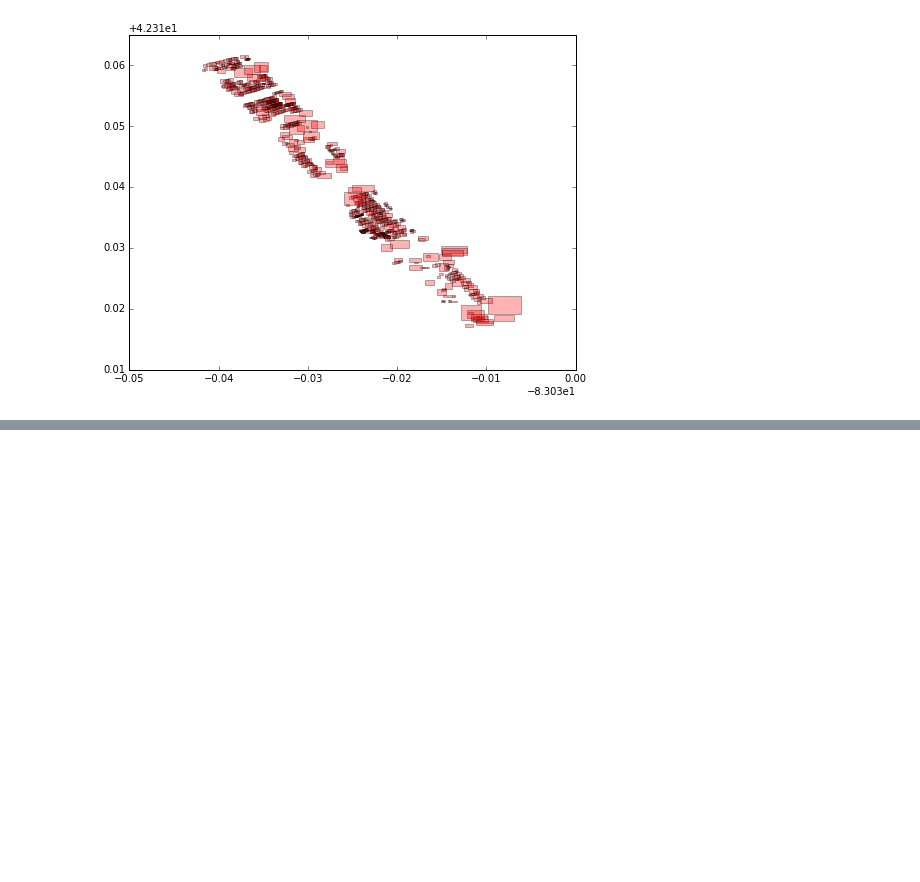
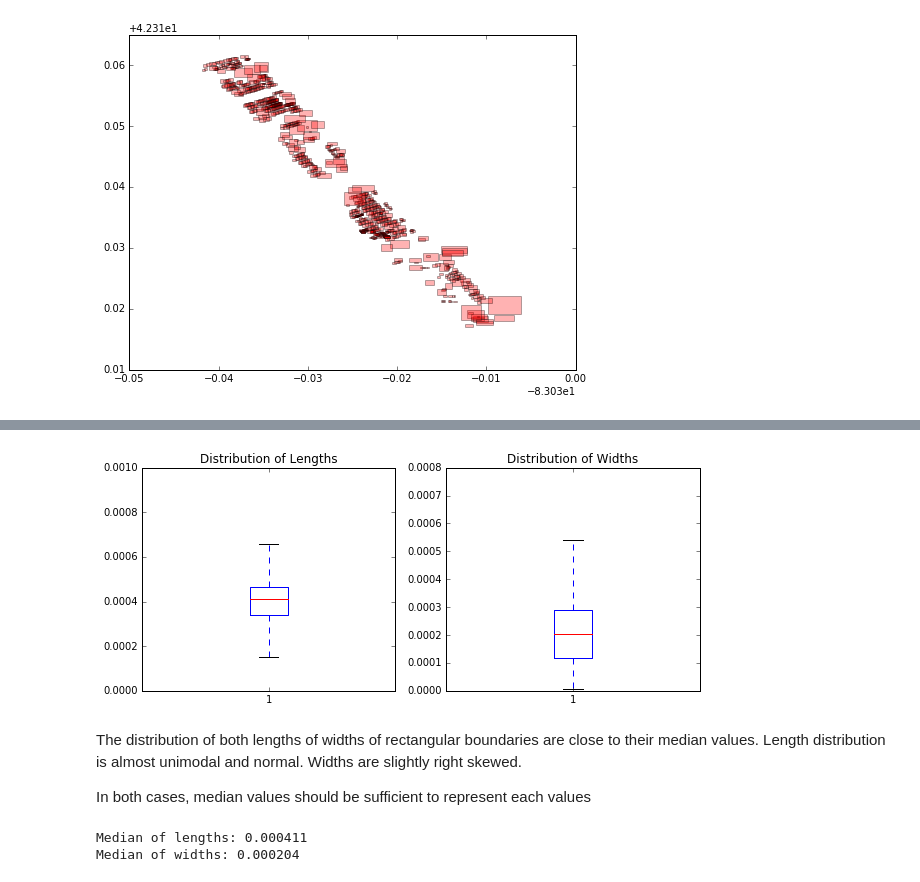
Before and after one commit to cyang019/blight_fight, a Jupyter notebook: src/Building_size_estimation.ipynb, the cells around one changed output, grey strips where cells are left out. Drawn from its saved outputs; the diff is of its cells as text; code cells hidden in the pictures; blank space fills up the shorter version.

```diff
--- a/src/Building_size_estimation.ipynb
+++ b/src/Building_size_estimation.ipynb
@@ -154,0 +182,19 @@ plt.show()
+# %%
+fig = plt.figure(figsize=(10,4))
+ax1 = plt.subplot2grid((1,2),(0,0))
+ax1.boxplot(lengths,0,"")
+ax1.set_title("Distribution of Lengths")
+ax1.set_ylim(0,0.001)
+ax2 = plt.subplot2grid((1,2),(0,1))
+ax2.boxplot(widths,0,"")
+ax2.set_title("Distribution of Widths")
+ax2.set_ylim(0,0.0008)
+plt.show()
+# %% [output]
+[figure, added]
+# %% [markdown]
+The distribution of both lengths of widths of rectangular boundaries are close to their median values.
+Length distribution is almost unimodal and normal.
+Widths are slightly right skewed.
+
+In both cases, median values should be sufficient to represent each values
@@ -154,0 +204,6 @@ plt.show()
+# %%
+print("Median of lengths: %.6f" % median_length)
+print("Median of widths: %.6f" % median_width)
+# %% [output]
+Median of lengths: 0.000411
+Median of widths: 0.000204
```
Also changed, not shown: parts of 12 cells of this notebook, 2 other files.
